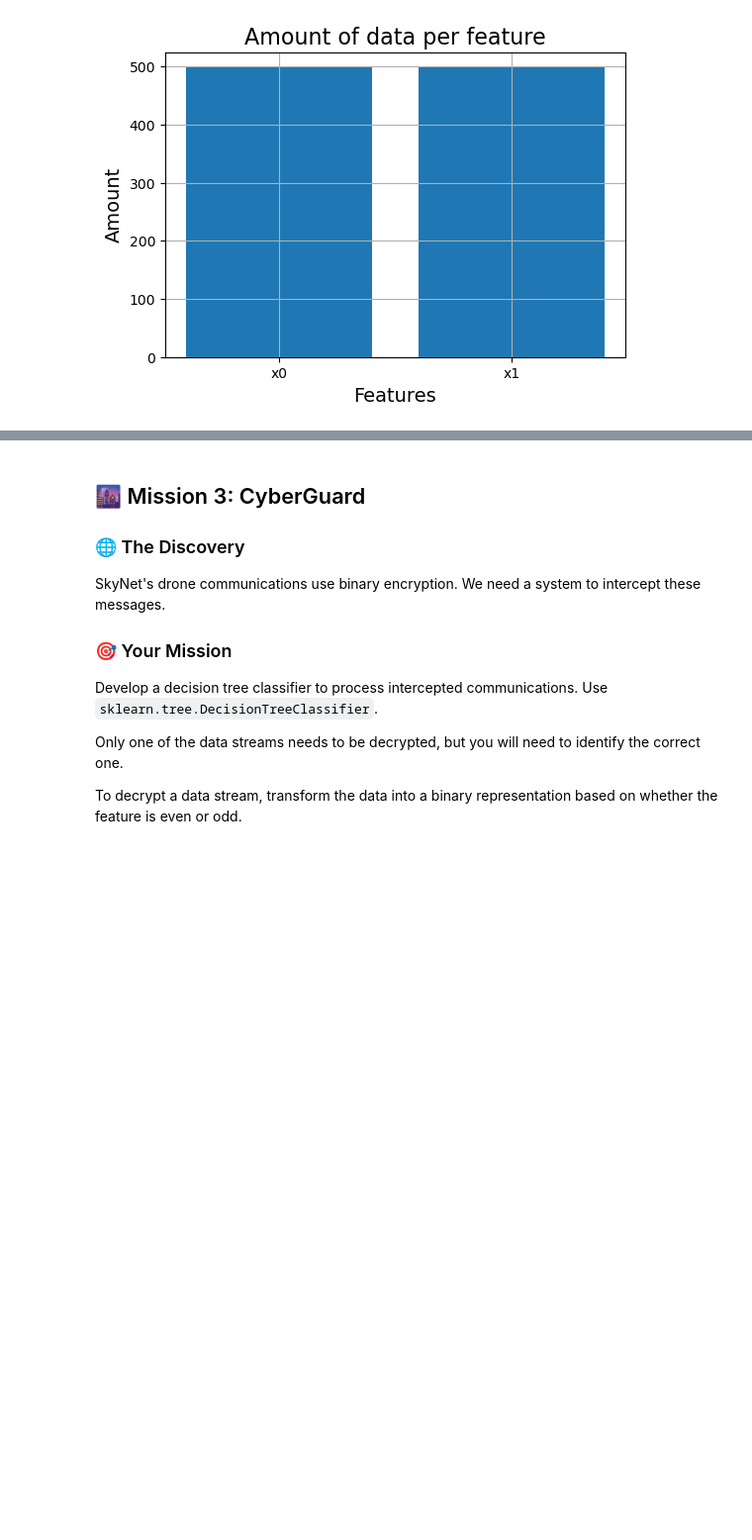
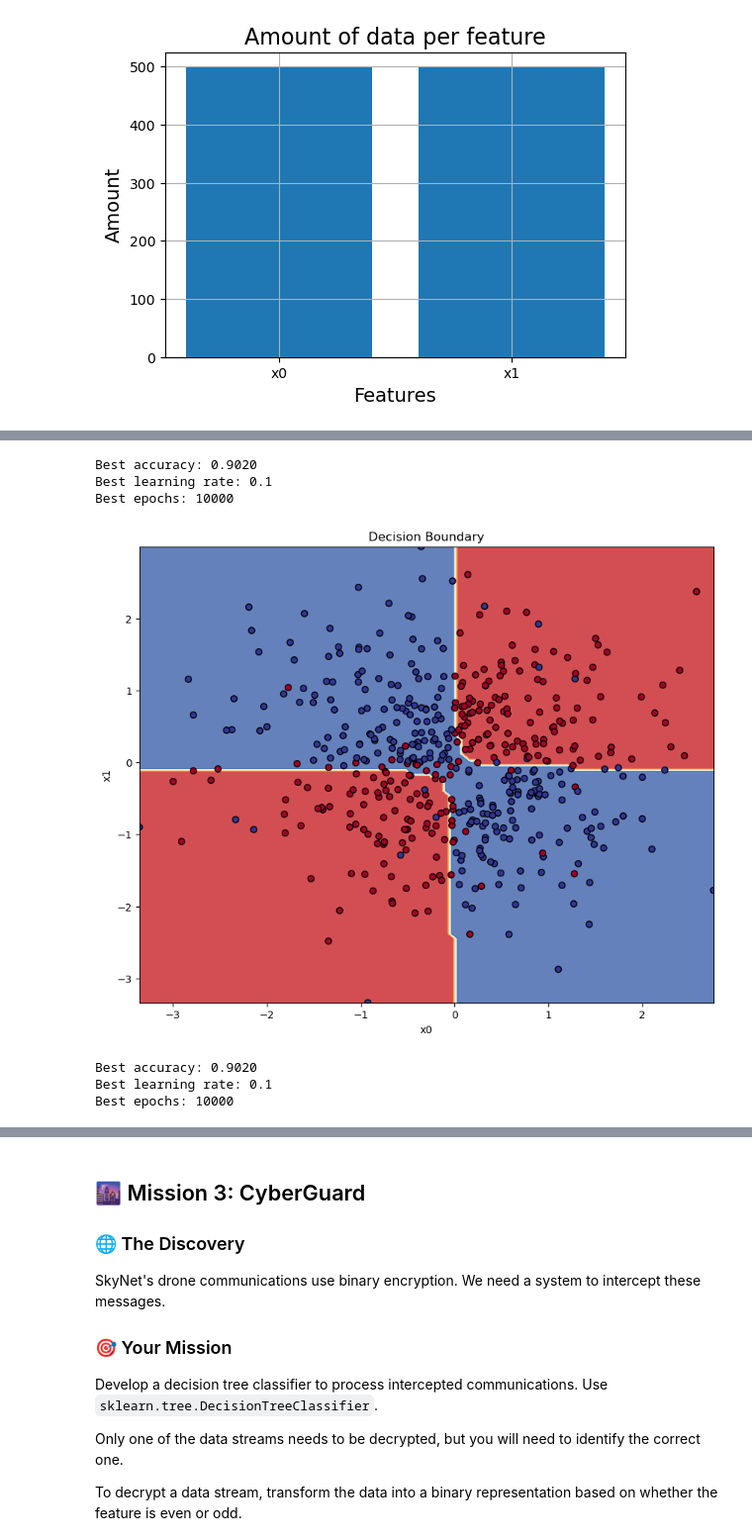
Before and after one commit to MatissPod/Intro-ML, a Jupyter notebook: Assignment1(1)/Assignment1/Chapter_1.ipynb, the cells around one changed output, grey strips where cells are left out. Shown at 99% size. Cells and saved outputs as stored; diff of their text form; code cells hidden in the pictures; blank space fills up the shorter version.

```diff
--- a/Assignment1(1)/Assignment1/Chapter_1.ipynb
+++ b/Assignment1(1)/Assignment1/Chapter_1.ipynb
@@ -228,0 +332,78 @@ plt.show()
+# %%
+# Hyperparameters tuning - grid search
+learning_rates = [0.1, 0.01, 0.001, 0.0001]
+epochs = [10, 100, 1000, 10000]
+best_accuracy = 0
+best_lr = None
+best_epochs = None
+
+train_fe = feature_engineering(train.copy())
+test_fe = feature_engineering(test.copy())
+
+# Scale the data
+scaler = StandardScaler()
+train_scaled = pd.DataFrame(scaler.fit_transform(train_fe), columns=train_fe.columns)
+test_scaled = pd.DataFrame(scaler.transform(test_fe), columns=test_fe.columns)
+
+for learning_rate in learning_rates:
+    for e in epochs:
+        model = LogisticRegression(learning_rate=learning_rate, epochs=e)
+        model.fit(train_scaled.values, train_y.values)
+        predictions = model.predict(test_scaled.values)
+        accuracy = np.mean(predictions == test_y.values)
+        if accuracy > best_accuracy:
+            best_accuracy = accuracy
+            best_lr = model
+            best_epochs = e
+
+print(f"Best accuracy: {best_accuracy:.4f}")
+print(f"Best learning rate: {best_lr.learning_rate}")
+print(f"Best epochs: {best_epochs}")
+
+# Plot the decision boundary
+plt.figure(figsize=(10, 8))
+plt.contourf(xx, yy, grid_predictions.reshape(xx.shape), alpha=0.8, cmap=plt.cm.RdYlBu)
+plt.scatter(train['x0'], train['x1'], c=train_y, cmap=plt.cm.RdYlBu, edgecolor='black')
+plt.title('Decision Boundary')
+plt.xlabel('x0')
+plt.ylabel('x1')
+plt.show()
+# %% [output]
+Best accuracy: 0.9020
+Best learning rate: 0.1
+Best epochs: 10000
+[figure, added]
+# %%
+# Hyperparameters tuning - grid search
+learning_rates = [0.1, 0.01, 0.001, 0.0001]
+epochs = [10, 100, 1000, 10000]
+best_accuracy = 0
+best_lr = None
+best_epochs = None
+
+train_fe = feature_engineering(train.copy())
+test_fe = feature_engineering(test.copy())
+
+# Scale the data
+scaler = StandardScaler()
+train_scaled = pd.DataFrame(scaler.fit_transform(train_fe), columns=train_fe.columns)
+test_scaled = pd.DataFrame(scaler.transform(test_fe), columns=test_fe.columns)
+
+for learning_rate in learning_rates:
+    for e in epochs:
+        model = LogisticRegression(learning_rate=learning_rate, epochs=e)
+        model.fit(train_scaled.values, train_y.values)
+        predictions = model.predict(test_scaled.values)
+        accuracy = np.mean(predictions == test_y.values)
+        if accuracy > best_accuracy:
+            best_accuracy = accuracy
+            best_lr = model
+            best_epochs = e
+
+print(f"Best accuracy: {best_accuracy:.4f}")
+print(f"Best learning rate: {best_lr.learning_rate}")
+print(f"Best epochs: {best_epochs}")
+# %% [output]
+Best accuracy: 0.9020
+Best learning rate: 0.1
+Best epochs: 10000
```
Also changed, not shown: parts of 9 cells of this notebook.
